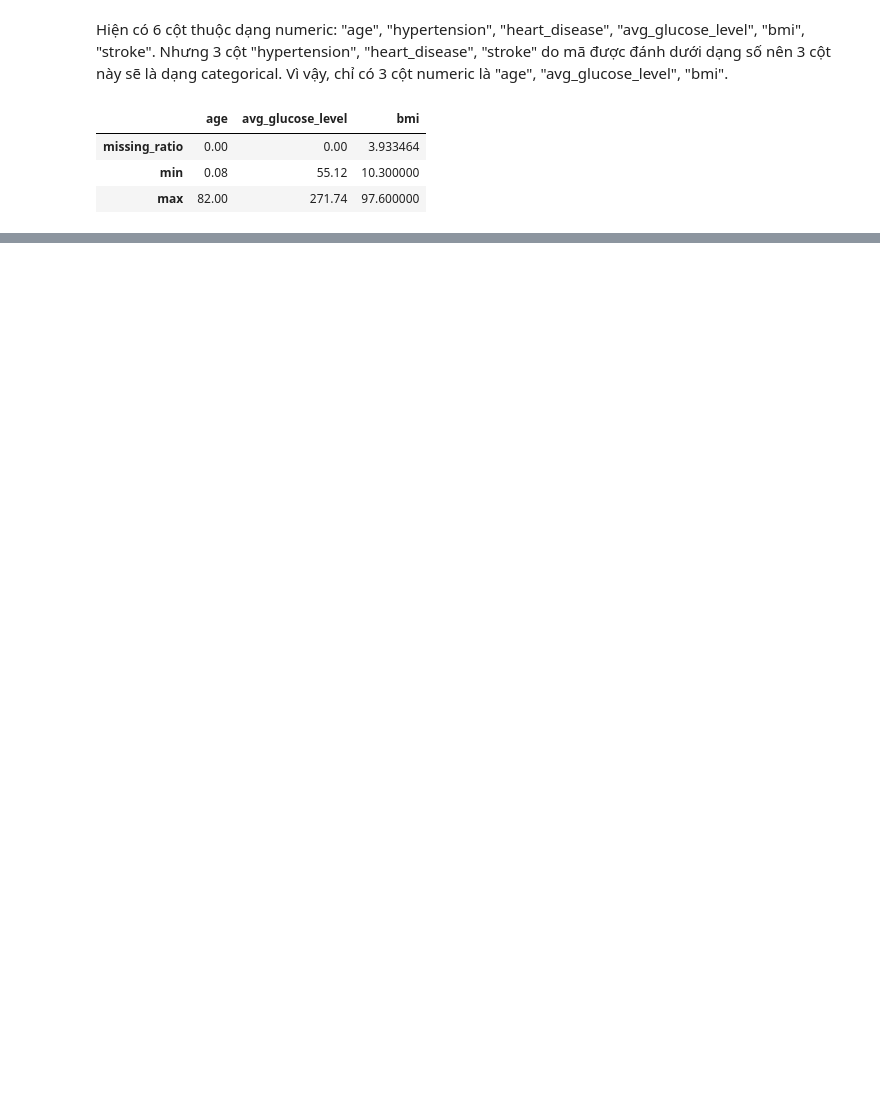
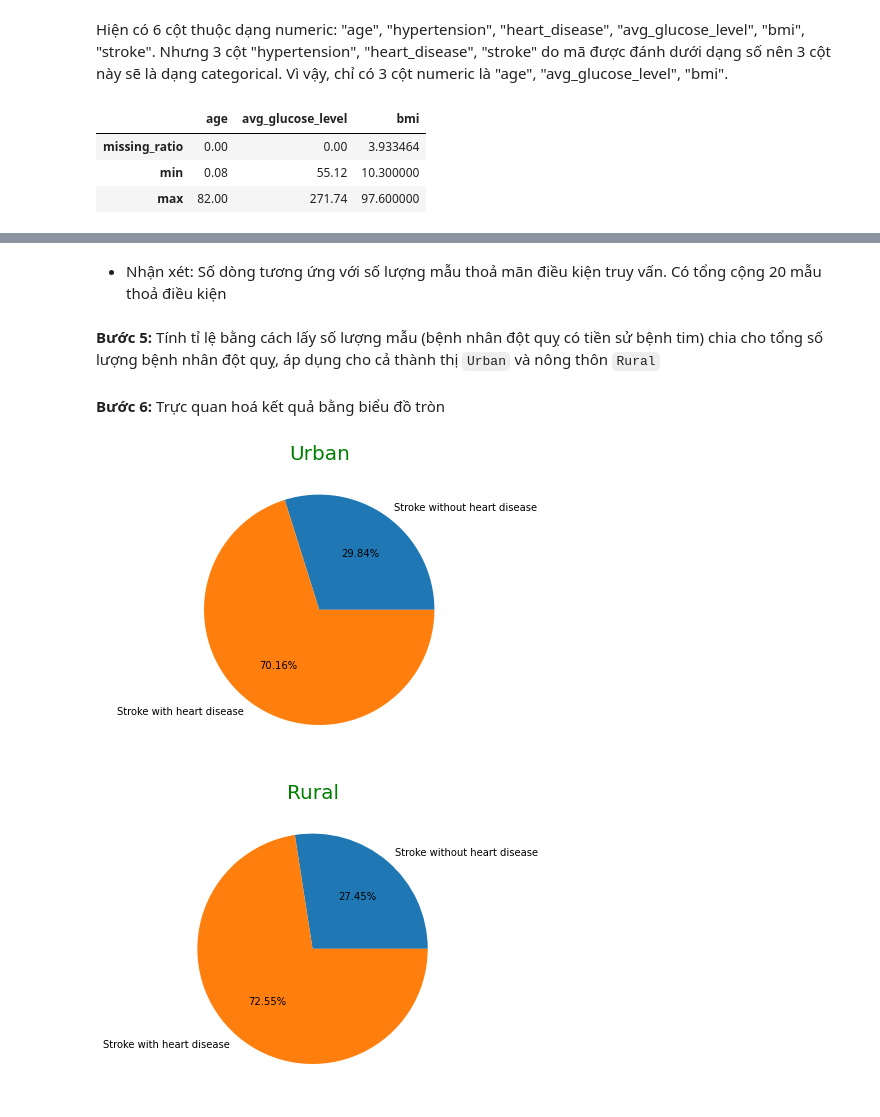
Before and after one commit to luthevy/LTKHDL_Final, a Jupyter notebook: 19127009_19127416.ipynb, the cells around one changed output, grey strips where cells are left out. Drawn from its saved outputs; the diff is of its cells as text; code cells hidden in the pictures; blank space fills up the shorter version.

```diff
--- a/19127009_19127416.ipynb
+++ b/19127009_19127416.ipynb
@@ -266,0 +357,3 @@ Theo như biểu đồ histogram ở trên cho thấy dường như có dấu hi
+# %%
+num_stroke_rural = stroke_rural.count(axis='rows')
+display(pd.DataFrame(num_stroke_rural, columns = ['Dòng']))
@@ -266,0 +377,11 @@ Theo như biểu đồ histogram ở trên cho thấy dường như có dấu hi
+# %%
+with_heart_disease_urban = stroke_urban.loc[(stroke_urban['heart_disease'] == 1) |
+                                            ((stroke_urban['hypertension'] == 1) |
+                                            (stroke_urban['bmi'] > 30.0) |
+                                            (stroke_urban['avg_glucose_level'] > 140.0))
+                                           ]
+with_heart_disease_rural = stroke_rural.loc[(stroke_rural['heart_disease'] == 1) |
+                                            ((stroke_rural['hypertension'] == 1) |
+                                            (stroke_rural['bmi'] > 30.0) |
+                                            (stroke_rural['avg_glucose_level'] > 140.0))
+                                           ]
@@ -266,0 +390,3 @@ Theo như biểu đồ histogram ở trên cho thấy dường như có dấu hi
+# %%
+num_heart_disease_urban = with_heart_disease_urban.count(axis='rows')
+num_heart_disease_rural = with_heart_disease_rural.count(axis='rows')
@@ -266,0 +425,30 @@ Theo như biểu đồ histogram ở trên cho thấy dường như có dấu hi
+# %% [markdown]
+- Nhận xét: Số dòng tương ứng với số lượng mẫu thoả mãn điều kiện truy vấn. Có tổng cộng 20 mẫu thoả điều kiện
+# %% [markdown]
+**Bước 5:** Tính tỉ lệ bằng cách lấy số lượng mẫu (bệnh nhân đột quỵ có tiền sử bệnh tim) chia cho tổng số lượng bệnh nhân đột quỵ, áp dụng cho cả thành thị `Urban` và nông thôn `Rural`
+# %%
+percent_heart_disease_urban = (num_heart_disease_urban[0] / num_stroke_urban[0]) * 100
+percent_heart_disease_rural = (num_heart_disease_rural[0] / num_stroke_rural[0]) * 100
+# %% [markdown]
+**Bước 6:** Trực quan hoá kết quả bằng biểu đồ tròn
+# %%
+fig = plt.figure(0)
+ax = fig.add_axes([0,0,1,1])
+ax.axis('equal')
+names = ['Stroke without heart disease','Stroke with heart disease']
+ax.pie([100 - percent_heart_disease_urban,percent_heart_disease_urban], labels = names,autopct='%1.2f%%')
+plt.title(label='Urban',
+          fontsize=20,
+          color='green')
+plt.show()
+
+fig = plt.figure(1)
+ax = fig.add_axes([0,0,1,1])
+ax.pie([100 - percent_heart_disease_rural,percent_heart_disease_rural], labels = names,autopct='%1.2f%%')
+plt.title(label='Rural',
+          fontsize=20,
+          color='green')
+plt.show()
+# %% [output]
+[figure, added]
+[figure, added]
```
Also changed, not shown: parts of 143 cells of this notebook, 1 other file.
